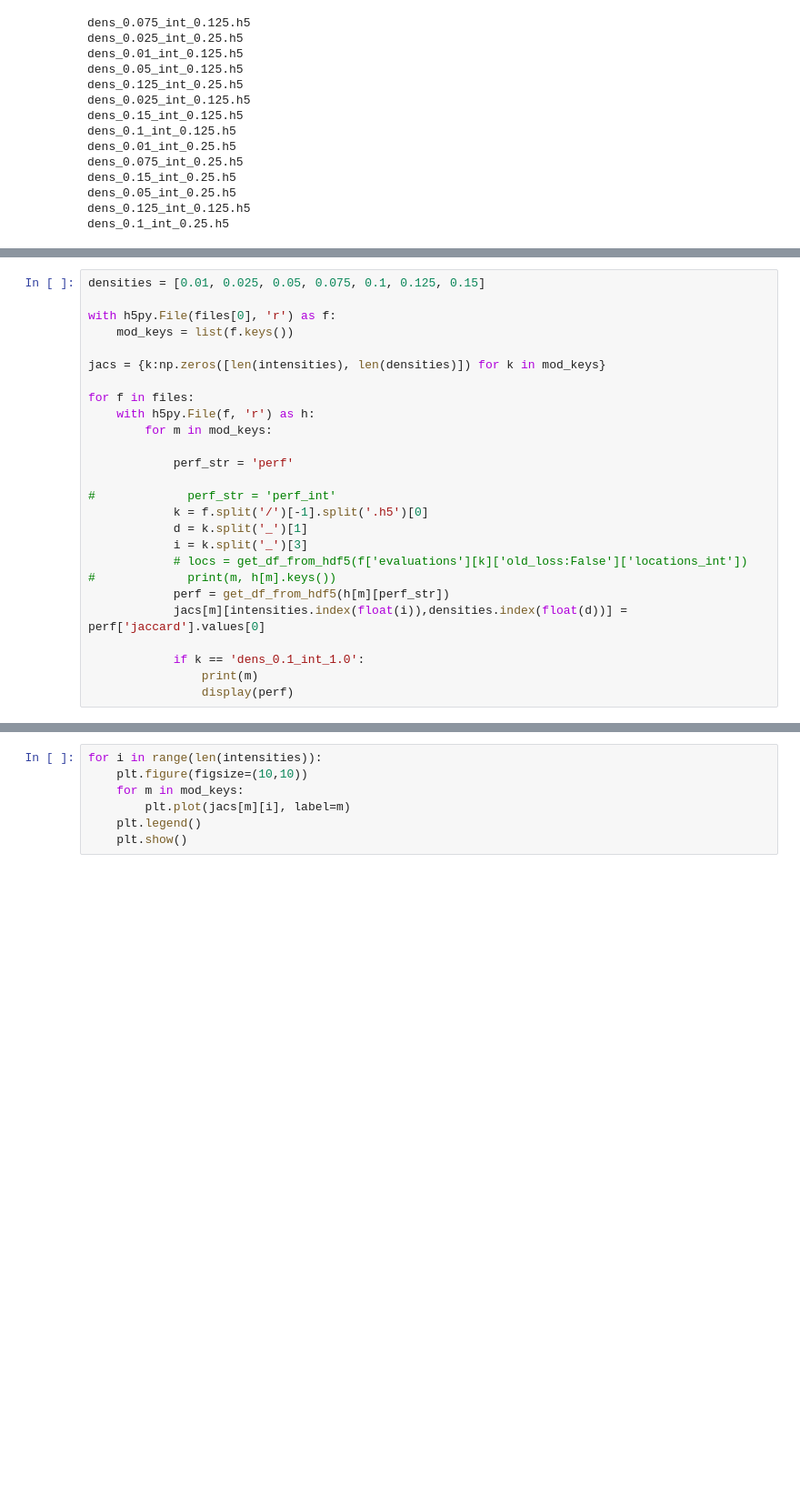
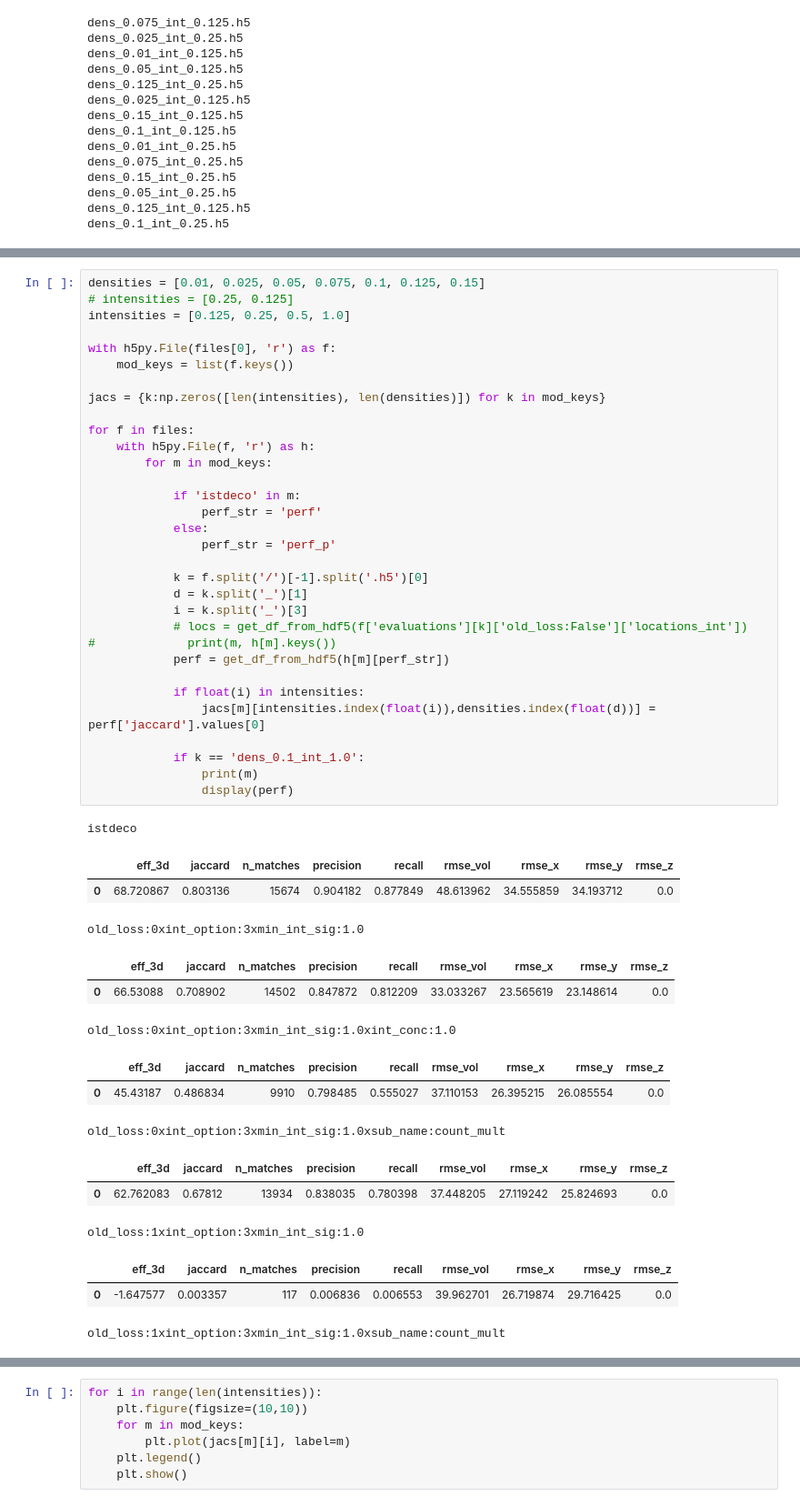
Before and after one commit to TuragaLab/decode_fish, a Jupyter notebook: figures/merfish_sim_eval.ipynb, the cells around one changed output, grey strips where cells are left out. Shown: that part at 91% size. Saved outputs shown, nothing was run; the diff lists cells and outputs as text; blank space fills up the shorter version.

```diff
--- a/figures/merfish_sim_eval.ipynb
+++ b/figures/merfish_sim_eval.ipynb
@@ -158,26 +181,49 @@ KeyError: "Unable to open object (object 'old_loss:True' doesn't exist)"
 # %%
 densities = [0.01, 0.025, 0.05, 0.075, 0.1, 0.125, 0.15]
+# intensities = [0.25, 0.125]
+intensities = [0.125, 0.25, 0.5, 1.0]
 
 with h5py.File(files[0], 'r') as f:
     mod_keys = list(f.keys())
 
 jacs = {k:np.zeros([len(intensities), len(densities)]) for k in mod_keys}
 
 for f in files:
     with h5py.File(f, 'r') as h:
         for m in mod_keys:
 
-            perf_str = 'perf'
+            if 'istdeco' in m:
+                perf_str = 'perf'
+            else:
+                perf_str = 'perf_p'
 
-#             perf_str = 'perf_int'
             k = f.split('/')[-1].split('.h5')[0]
             d = k.split('_')[1]
             i = k.split('_')[3]
             # locs = get_df_from_hdf5(f['evaluations'][k]['old_loss:False']['locations_int'])
 #             print(m, h[m].keys())
             perf = get_df_from_hdf5(h[m][perf_str])
-            jacs[m][intensities.index(float(i)),densities.index(float(d))] = perf['jaccard'].values[0]
+
+            if float(i) in intensities:
+                jacs[m][intensities.index(float(i)),densities.index(float(d))] = perf['jaccard'].values[0]
 
             if k == 'dens_0.1_int_1.0':
                 print(m)
                 display(perf)
+# %% [output]
+istdeco
+|  | eff_3d | jaccard | n_matches | precision | recall | rmse_vol | rmse_x | rmse_y | rmse_z |
+| 0 | 68.720867 | 0.803136 | 15674 | 0.904182 | 0.877849 | 48.613962 | 34.555859 | 34.193712 | 0.0 |
+old_loss:0xint_option:3xmin_int_sig:1.0
+|  | eff_3d | jaccard | n_matches | precision | recall | rmse_vol | rmse_x | rmse_y | rmse_z |
+| 0 | 66.53088 | 0.708902 | 14502 | 0.847872 | 0.812209 | 33.033267 | 23.565619 | 23.148614 | 0.0 |
+old_loss:0xint_option:3xmin_int_sig:1.0xint_conc:1.0
+|  | eff_3d | jaccard | n_matches | precision | recall | rmse_vol | rmse_x | rmse_y | rmse_z |
+| 0 | 45.43187 | 0.486834 | 9910 | 0.798485 | 0.555027 | 37.110153 | 26.395215 | 26.085554 | 0.0 |
+old_loss:0xint_option:3xmin_int_sig:1.0xsub_name:count_mult
+|  | eff_3d | jaccard | n_matches | precision | recall | rmse_vol | rmse_x | rmse_y | rmse_z |
+| 0 | 62.762083 | 0.67812 | 13934 | 0.838035 | 0.780398 | 37.448205 | 27.119242 | 25.824693 | 0.0 |
+old_loss:1xint_option:3xmin_int_sig:1.0
+|  | eff_3d | jaccard | n_matches | precision | recall | rmse_vol | rmse_x | rmse_y | rmse_z |
+| 0 | -1.647577 | 0.003357 | 117 | 0.006836 | 0.006553 | 39.962701 | 26.719874 | 29.716425 | 0.0 |
+old_loss:1xint_option:3xmin_int_sig:1.0xsub_name:count_mult
```
Also changed, not shown: parts of 5 cells of this notebook, 17 other files.
